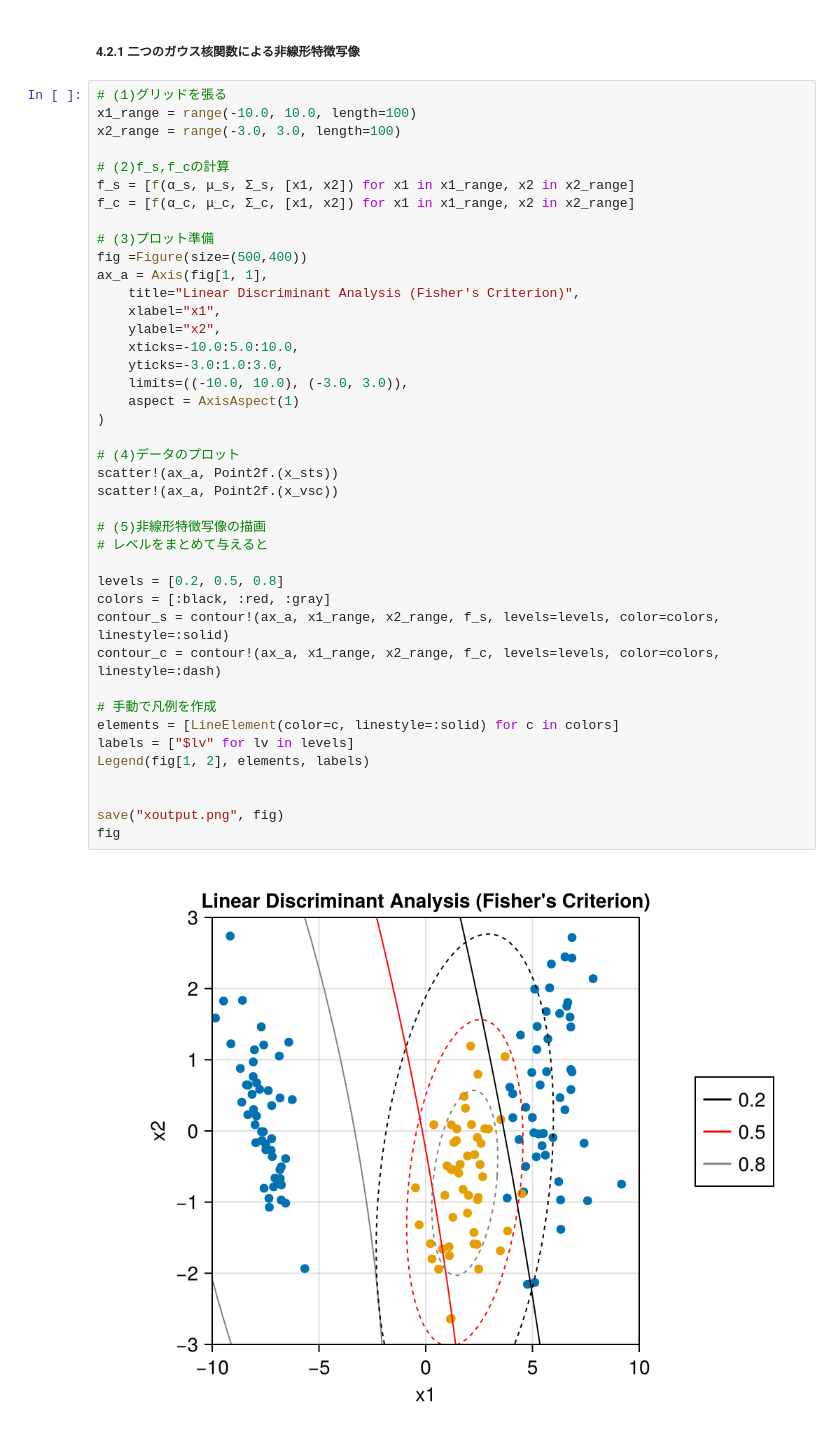
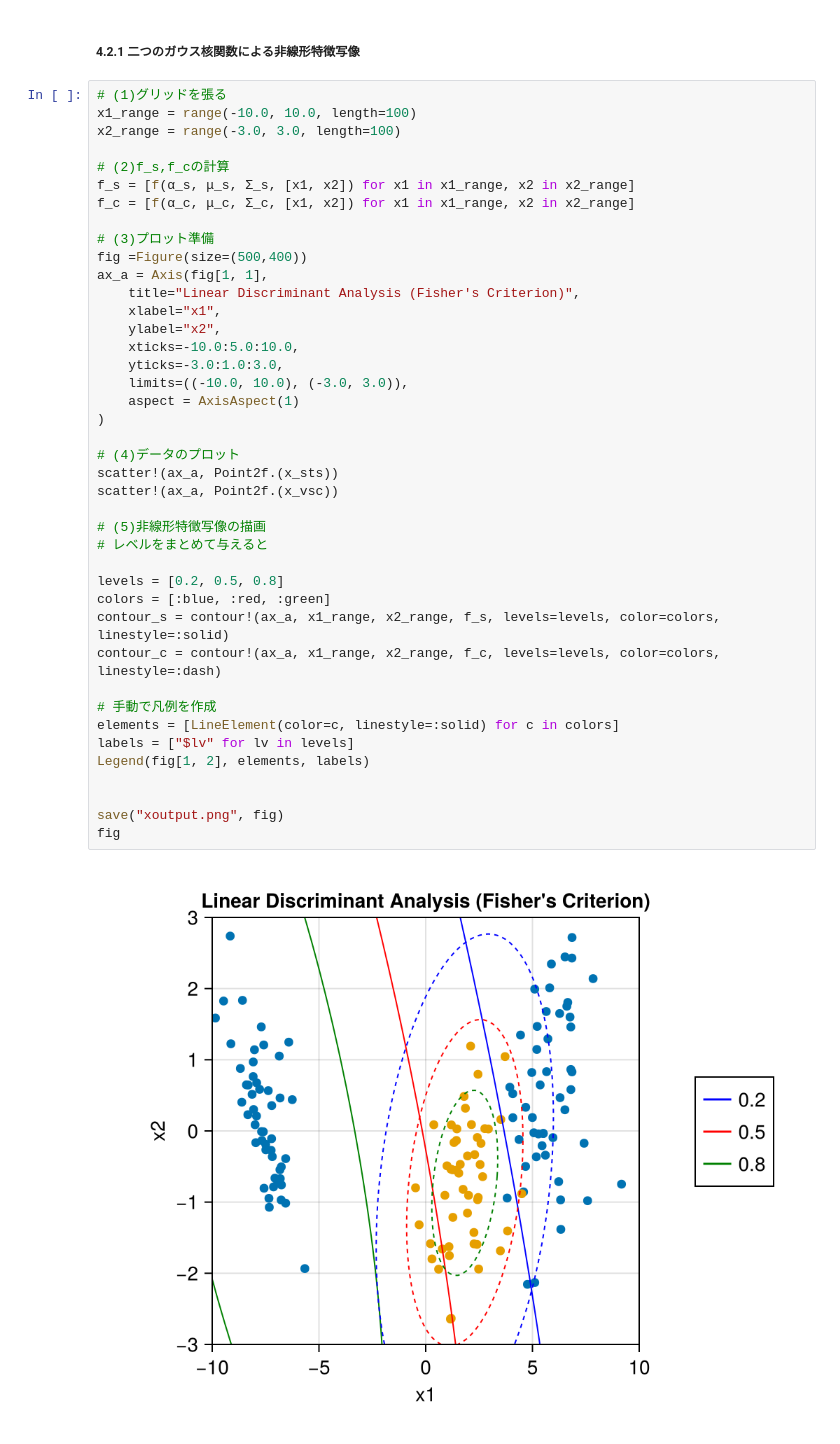
Before and after one commit to SW-yo/OhMyJulia, a Jupyter notebook: Pattern_recognition/6.4_iris-logistic_regression.ipynb, the cells around one changed output. Saved outputs shown, nothing was run; the diff lists cells and outputs as text.

```diff
--- a/Pattern_recognition/6.4_iris-logistic_regression.ipynb
+++ b/Pattern_recognition/6.4_iris-logistic_regression.ipynb
@@ -519,32 +519,32 @@ fig =Figure(size=(500,400))
 ax_a = Axis(fig[1, 1],
     title="Linear Discriminant Analysis (Fisher's Criterion)",
     xlabel="x1",
     ylabel="x2",
     xticks=-10.0:5.0:10.0,
     yticks=-3.0:1.0:3.0,
     limits=((-10.0, 10.0), (-3.0, 3.0)),
     aspect = AxisAspect(1)
 )
 
 # (4)データのプロット
 scatter!(ax_a, Point2f.(x_sts))
 scatter!(ax_a, Point2f.(x_vsc))
 
 # (5)非線形特徴写像の描画
 # レベルをまとめて与えると
 
 levels = [0.2, 0.5, 0.8]
-colors = [:black, :red, :gray]
+colors = [:blue, :red, :green]
 contour_s = contour!(ax_a, x1_range, x2_range, f_s, levels=levels, color=colors, linestyle=:solid)
 contour_c = contour!(ax_a, x1_range, x2_range, f_c, levels=levels, color=colors, linestyle=:dash)
 
 # 手動で凡例を作成
 elements = [LineElement(color=c, linestyle=:solid) for c in colors]
 labels = ["$lv" for lv in levels]
 Legend(fig[1, 2], elements, labels)
 
 
 save("xoutput.png", fig)
 fig
 # %% [output]
-[figure, old version]
+[figure, new version]
```
Also changed, not shown: 1 other file.
